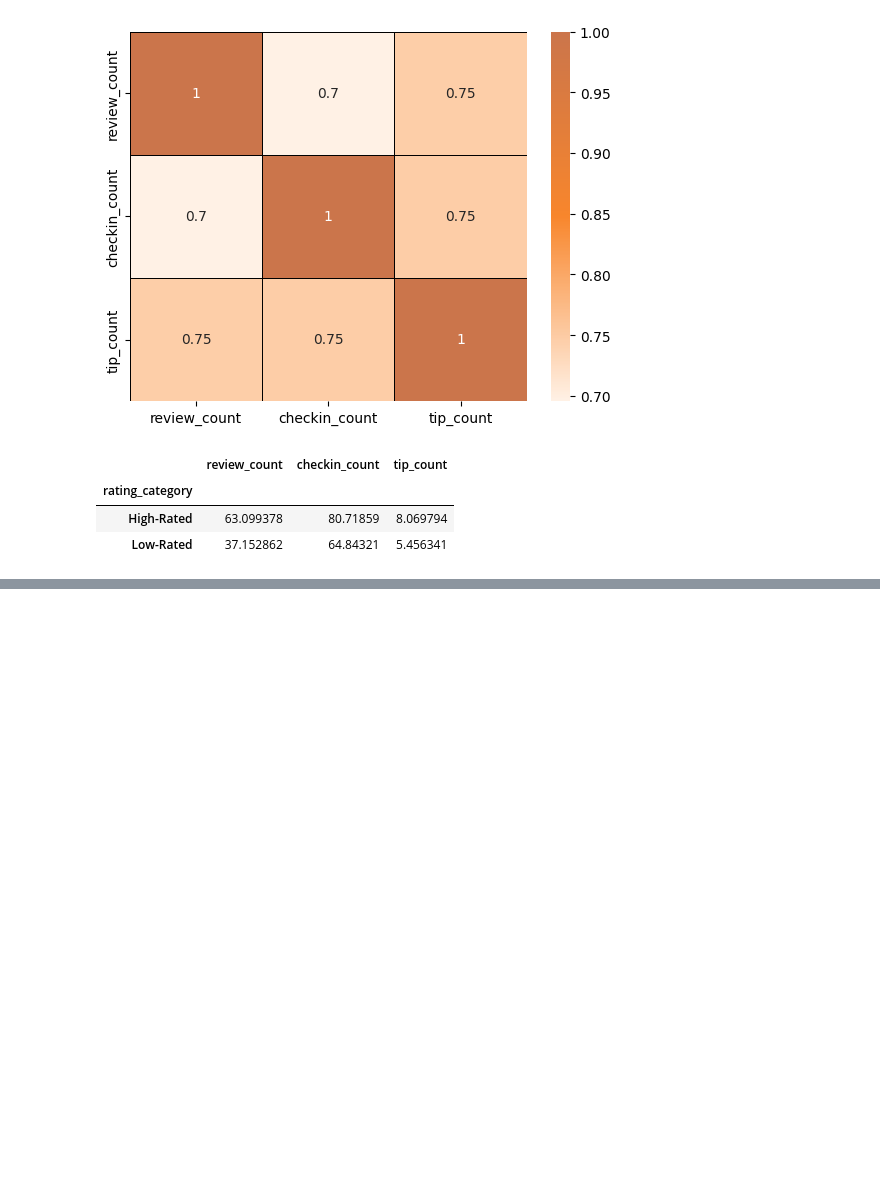
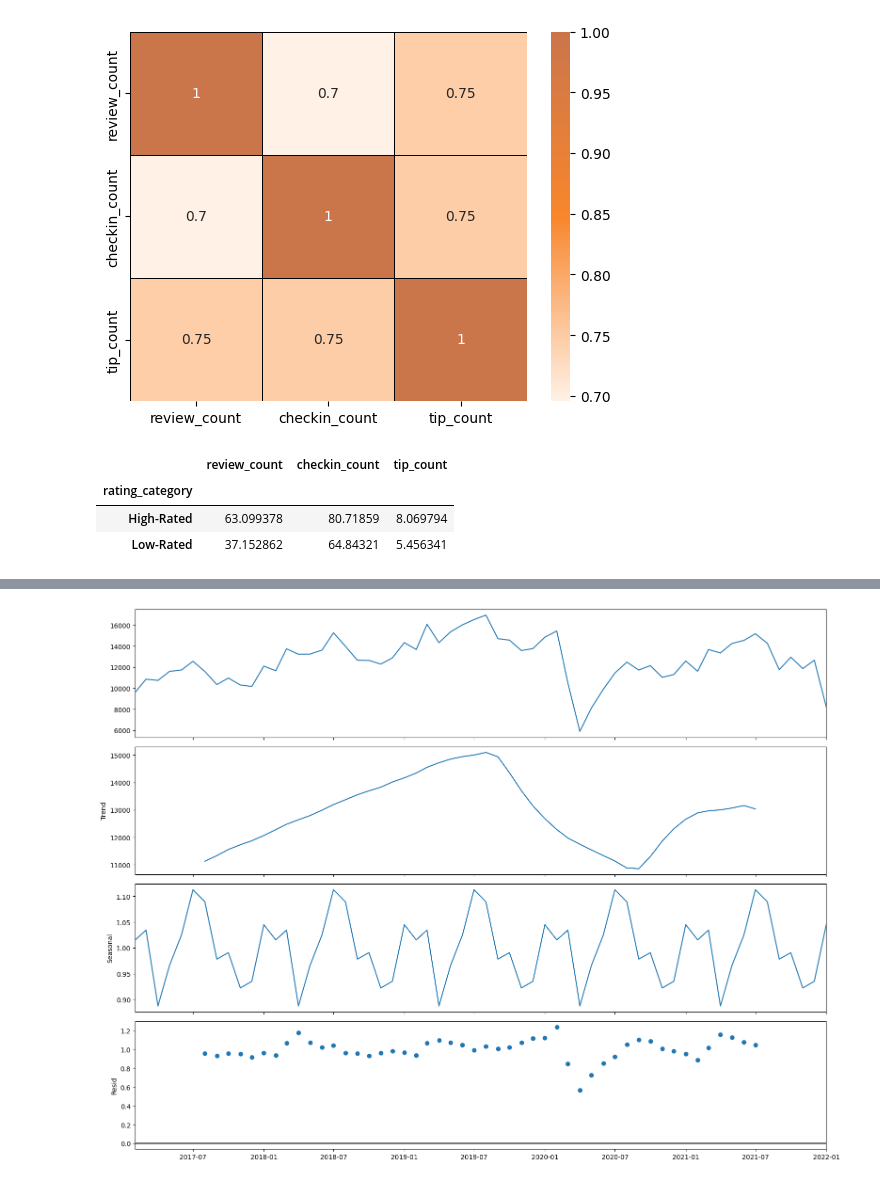
Before and after one commit to Engineer-purvesh18/Customer_Engagement, a Jupyter notebook: analysis.ipynb, the cells around one changed output, grey strips where cells are left out. Saved outputs shown, nothing was run; the diff lists cells and outputs as text; code cells hidden in the pictures; blank space fills up the shorter version.

```diff
--- a/analysis.ipynb
+++ b/analysis.ipynb
@@ -383,0 +476,8 @@ m.add_child(color_scale)
+# %%
+multiplicative_decomposition = seasonal_decompose(review_high_rated,
+                                                  model='multiplicative', period = 12)
+plt.rcParams.update({'figure.figsize': (16,12)})
+multiplicative_decomposition.plot()
+plt.show()
+# %% [output]
+[figure, added]
```
Also changed, not shown: parts of 8 cells of this notebook, 1 other file.
